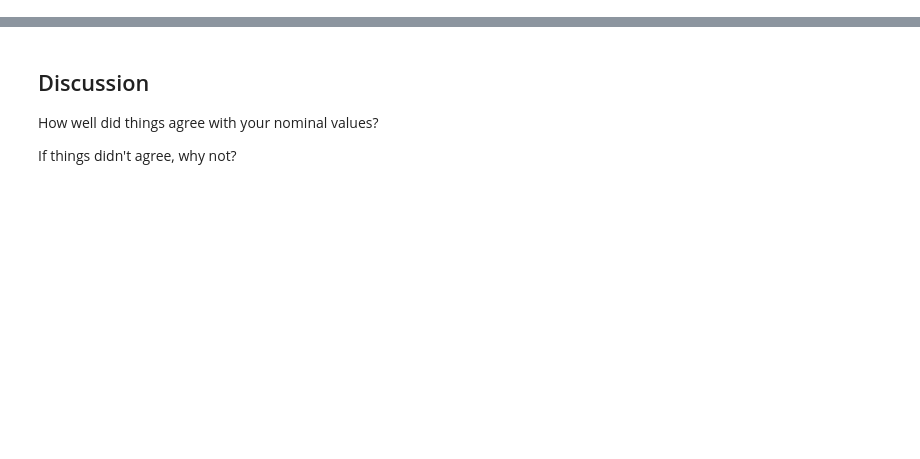
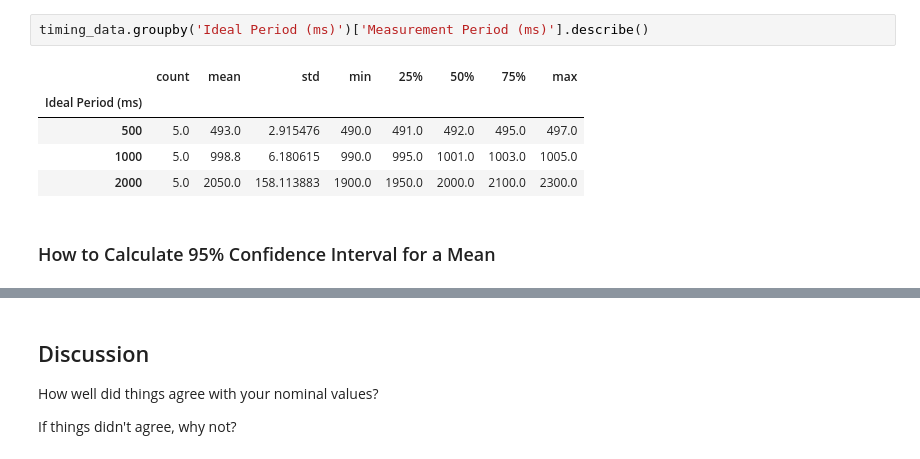
Before and after one commit to jamesmu03/zephyr-hrm, a Jupyter notebook: testing/technical_report.ipynb, the cells around one changed output, grey strips where cells are left out. Cells and saved outputs as stored; diff of their text form; blank space fills up the shorter version.

```diff
--- a/testing/technical_report.ipynb
+++ b/testing/technical_report.ipynb
@@ -37,0 +43,10 @@ Remember to read raw data in from a separate file!!
+# %%
+timing_data.groupby('Ideal Period (ms)')['Measurement Period (ms)'].describe()
+# %% [output]
+|  | count | mean | std | min | 25% | 50% | 75% | max |
+| Ideal Period (ms) |  |  |  |  |  |  |  |  |
+| 500 | 5.0 | 493.0 | 2.915476 | 490.0 | 491.0 | 492.0 | 495.0 | 497.0 |
+| 1000 | 5.0 | 998.8 | 6.180615 | 990.0 | 995.0 | 1001.0 | 1003.0 | 1005.0 |
+| 2000 | 5.0 | 2050.0 | 158.113883 | 1900.0 | 1950.0 | 2000.0 | 2100.0 | 2300.0 |
+# %% [markdown]
+### How to Calculate 95% Confidence Interval for a Mean
```
Also changed, not shown: parts of 15 cells of this notebook, 3 other files.
